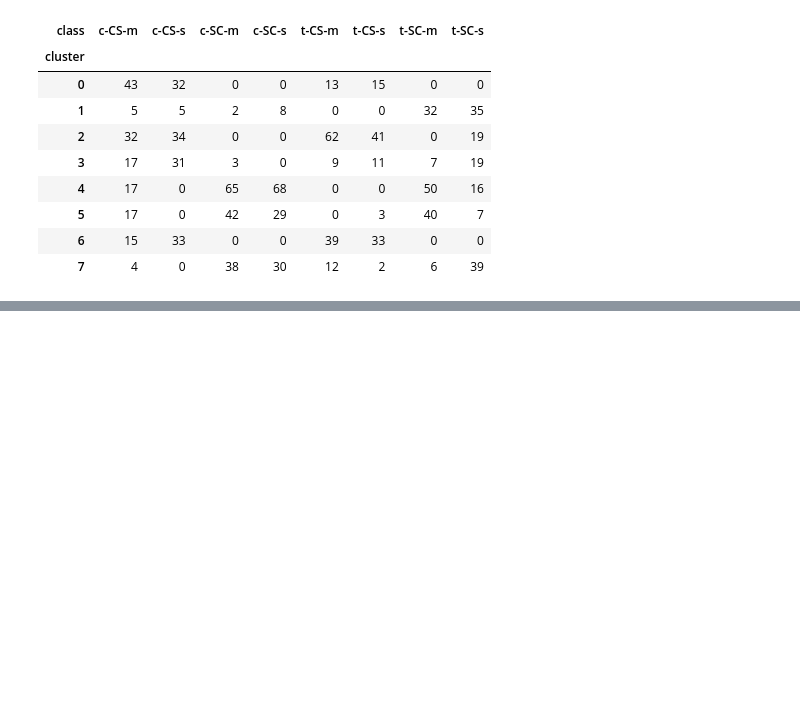
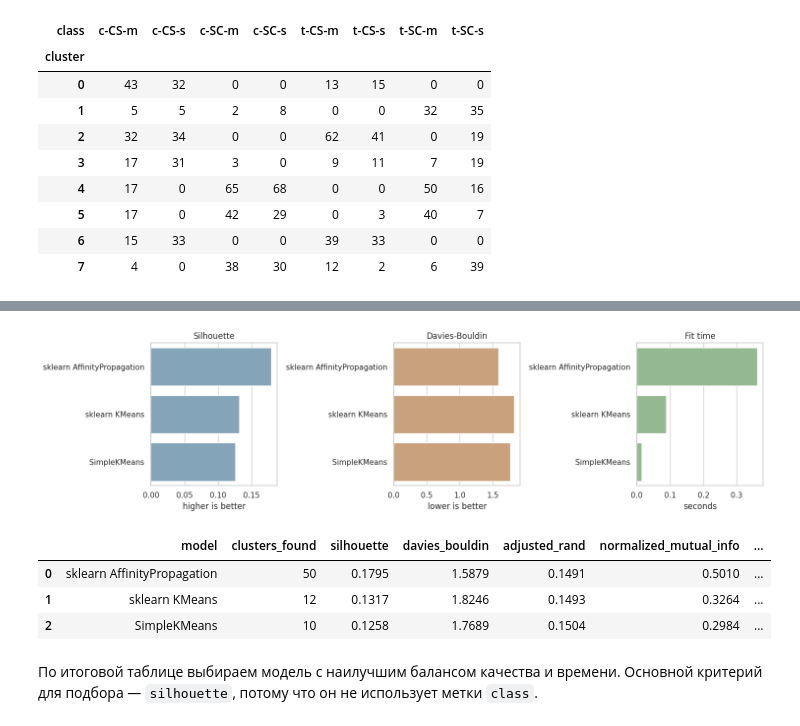
Before and after one commit to homka122/HomkaML, a Jupyter notebook: 1HW/hw1_mice_protein_clustering.ipynb, the cells around one changed output, grey strips where cells are left out. Cells and saved outputs as stored; diff of their text form; code cells hidden in the pictures; blank space fills up the shorter version.

Commit message:
feat: fit different models and compare them with each other

```diff
--- a/1HW/hw1_mice_protein_clustering.ipynb
+++ b/1HW/hw1_mice_protein_clustering.ipynb
@@ -470,0 +758,19 @@ pd.crosstab(
+# %%
+comparison_columns = [
+    "model",
+    "implementation",
+    "fit_time_sec",
+    "clusters_found",
+    "silhouette",
+    "calinski_harabasz",
+    "davies_bouldin",
+    "adjusted_rand",
+    "normalized_mutual_info",
+    "n_clusters",
+    "n_init",
+    "damping",
+    "preference_quantile",
+]
+
+best_model_comparison = best_runs[comparison_columns].reset_index(drop=True)
+best_model_comparison
@@ -470,0 +796,44 @@ pd.crosstab(
+# %%
+fig, axes = plt.subplots(1, 3, figsize=(15, 4))
+
+sns.barplot(data=best_model_comparison, x="silhouette", y="model", ax=axes[0], color="#7aa6c2")
+axes[0].set_title("Silhouette")
+axes[0].set_xlabel("higher is better")
+axes[0].set_ylabel("")
+
+sns.barplot(data=best_model_comparison, x="davies_bouldin", y="model", ax=axes[1], color="#d6a06f")
+axes[1].set_title("Davies-Bouldin")
+axes[1].set_xlabel("lower is better")
+axes[1].set_ylabel("")
+
+sns.barplot(data=best_model_comparison, x="fit_time_sec", y="model", ax=axes[2], color="#8fbf88")
+axes[2].set_title("Fit time")
+axes[2].set_xlabel("seconds")
+axes[2].set_ylabel("")
+
+plt.tight_layout()
+# %% [output]
+[figure, added]
+# %%
+quality_rank = best_model_comparison.sort_values(
+    ["silhouette", "adjusted_rand", "normalized_mutual_info"],
+    ascending=[False, False, False],
+)[
+    [
+        "model",
+        "clusters_found",
+        "silhouette",
+        "davies_bouldin",
+        "adjusted_rand",
+        "normalized_mutual_info",
+        "fit_time_sec",
+    ]
+]
+quality_rank
+# %% [output]
+|  | model | clusters_found | silhouette | davies_bouldin | adjusted_rand | normalized_mutual_info | ... |
+| 0 | sklearn AffinityPropagation | 50 | 0.1795 | 1.5879 | 0.1491 | 0.5010 | ... |
+| 1 | sklearn KMeans | 12 | 0.1317 | 1.8246 | 0.1493 | 0.3264 | ... |
+| 2 | SimpleKMeans | 10 | 0.1258 | 1.7689 | 0.1504 | 0.2984 | ... |
+# %% [markdown]
+По итоговой таблице выбираем модель с наилучшим балансом качества и времени. Основной критерий для подбора — `silhouette`, потому что он не использует метки `class`.
```
Also changed, not shown: parts of 14 cells of this notebook, 1 other file.
